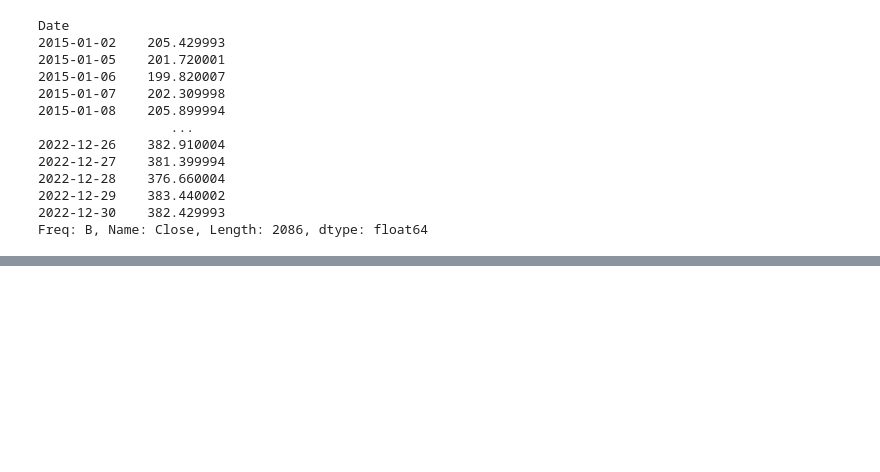
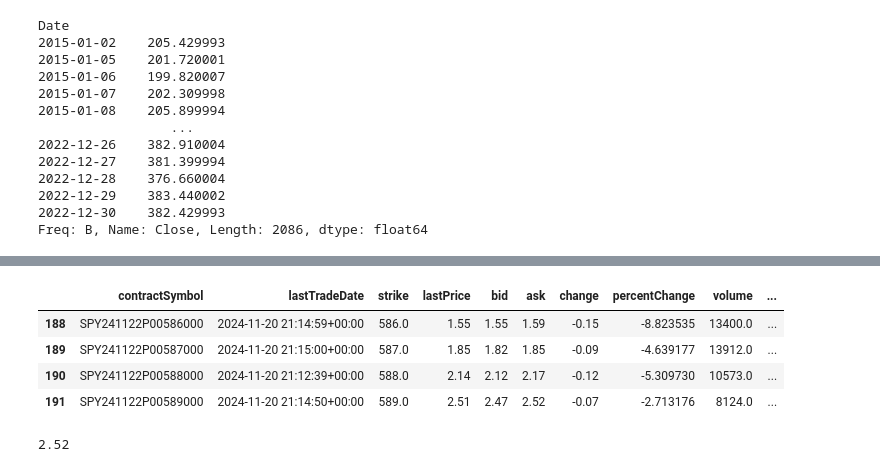
Before and after one commit to ryguysy/TrendAnalysis, a Jupyter notebook: notebooks/01_data_exploration.ipynb, the cells around one changed output, grey strips where cells are left out. Saved outputs shown, nothing was run; the diff lists cells and outputs as text; code cells hidden in the pictures; blank space fills up the shorter version.

```diff
--- a/notebooks/01_data_exploration.ipynb
+++ b/notebooks/01_data_exploration.ipynb
@@ -86,0 +105,16 @@ Freq: B, Name: Close, Length: 2086, dtype: float64
+# %%
+a = 585
+puts = combined_options_df.query(f"option_type == 'put' and {a} < strike < 590")
+puts.head()
+# %% [output]
+|  | contractSymbol | lastTradeDate | strike | lastPrice | bid | ask | change | percentChange | volume | ... |
+| 188 | SPY241122P00586000 | 2024-11-20 21:14:59+00:00 | 586.0 | 1.55 | 1.55 | 1.59 | -0.15 | -8.823535 | 13400.0 | ... |
+| 189 | SPY241122P00587000 | 2024-11-20 21:15:00+00:00 | 587.0 | 1.85 | 1.82 | 1.85 | -0.09 | -4.639177 | 13912.0 | ... |
+| 190 | SPY241122P00588000 | 2024-11-20 21:12:39+00:00 | 588.0 | 2.14 | 2.12 | 2.17 | -0.12 | -5.309730 | 10573.0 | ... |
+| 191 | SPY241122P00589000 | 2024-11-20 21:14:50+00:00 | 589.0 | 2.51 | 2.47 | 2.52 | -0.07 | -2.713176 | 8124.0 | ... |
+# %%
+sell_strike = puts['strike'].idxmax()
+sell_price = puts.loc[sell_strike]['ask']
+sell_price
+# %% [output]
+2.52
```
Also changed, not shown: parts of 3 cells of this notebook, 7 other files.
